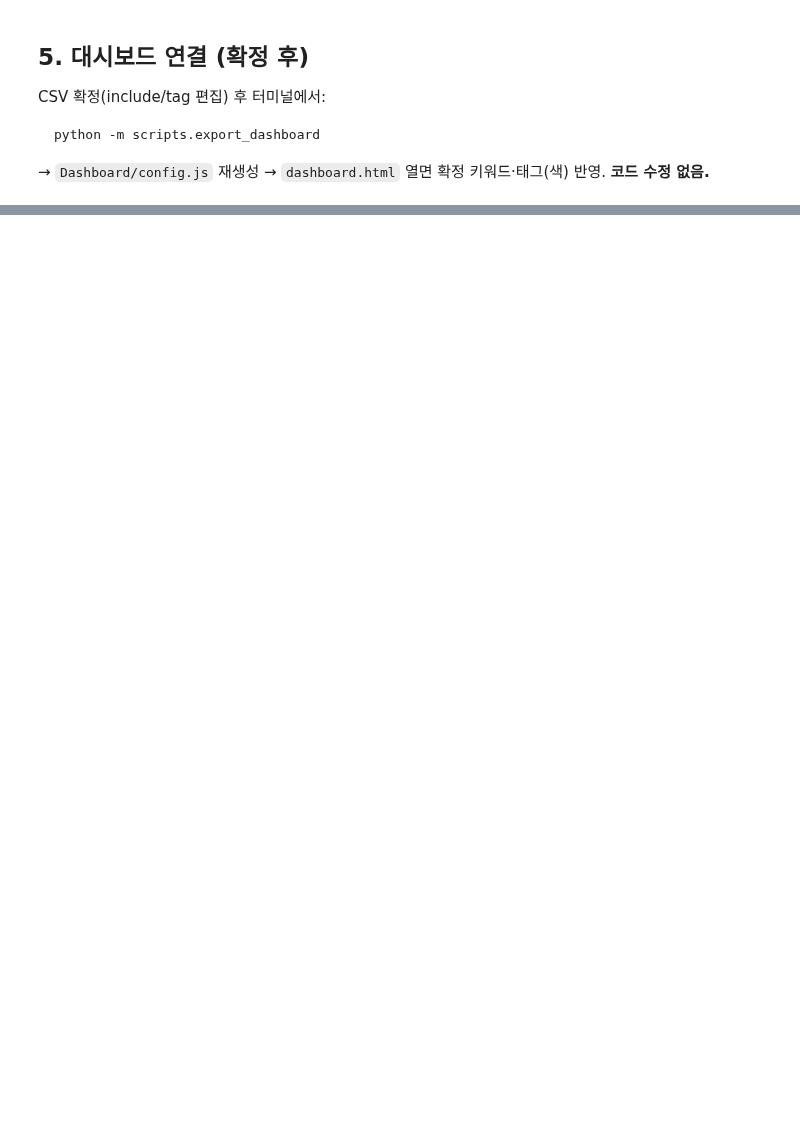
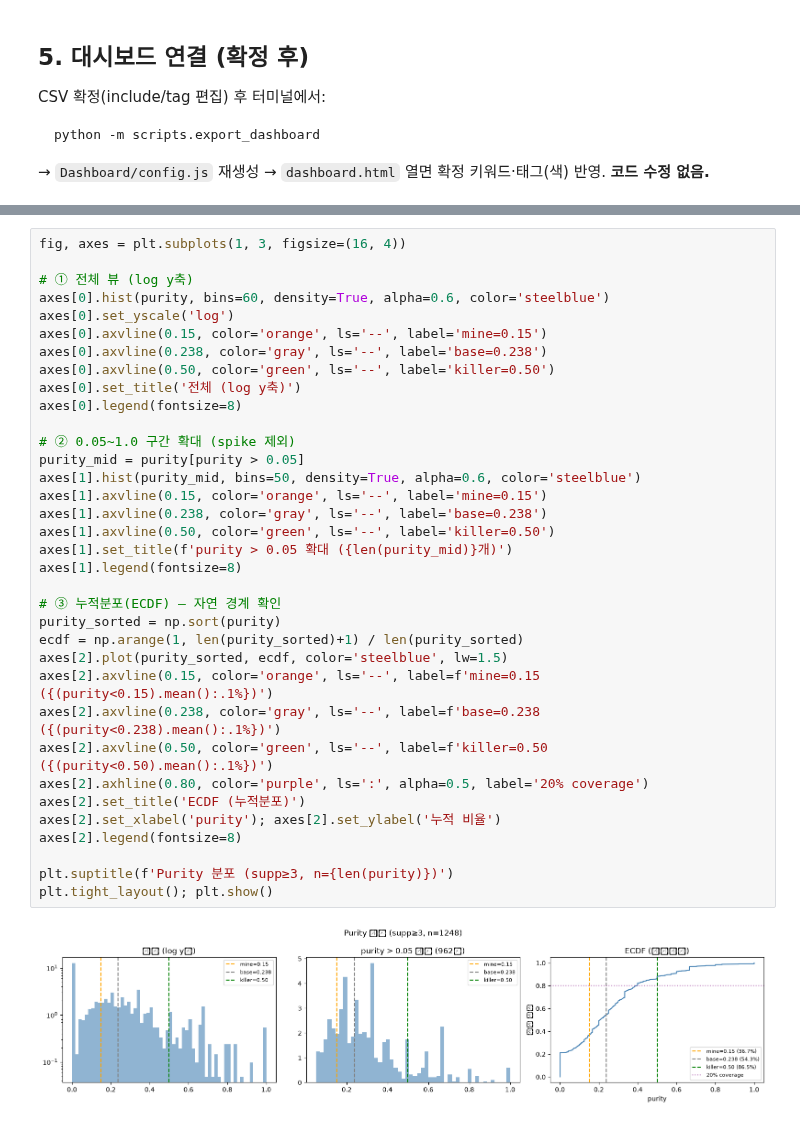
Before and after one commit to Song-exp/Seven-eleven, a Jupyter notebook: experiments/notebooks/keyword_finalization.ipynb, the cells around one changed output, grey strips where cells are left out. Drawn from its saved outputs; the diff is of its cells as text; blank space fills up the shorter version.

```diff
--- a/experiments/notebooks/keyword_finalization.ipynb
+++ b/experiments/notebooks/keyword_finalization.ipynb
@@ -174,0 +1863,37 @@ python -m scripts.export_dashboard
+# %%
+fig, axes = plt.subplots(1, 3, figsize=(16, 4))
+
+# ① 전체 뷰 (log y축)
+axes[0].hist(purity, bins=60, density=True, alpha=0.6, color='steelblue')
+axes[0].set_yscale('log')
+axes[0].axvline(0.15, color='orange', ls='--', label='mine=0.15')
+axes[0].axvline(0.238, color='gray', ls='--', label='base=0.238')
+axes[0].axvline(0.50, color='green', ls='--', label='killer=0.50')
+axes[0].set_title('전체 (log y축)')
+axes[0].legend(fontsize=8)
+
+# ② 0.05~1.0 구간 확대 (spike 제외)
+purity_mid = purity[purity > 0.05]
+axes[1].hist(purity_mid, bins=50, density=True, alpha=0.6, color='steelblue')
+axes[1].axvline(0.15, color='orange', ls='--', label='mine=0.15')
+axes[1].axvline(0.238, color='gray', ls='--', label='base=0.238')
+axes[1].axvline(0.50, color='green', ls='--', label='killer=0.50')
+axes[1].set_title(f'purity > 0.05 확대 ({len(purity_mid)}개)')
+axes[1].legend(fontsize=8)
+
+# ③ 누적분포(ECDF) — 자연 경계 확인
+purity_sorted = np.sort(purity)
+ecdf = np.arange(1, len(purity_sorted)+1) / len(purity_sorted)
+axes[2].plot(purity_sorted, ecdf, color='steelblue', lw=1.5)
+axes[2].axvline(0.15, color='orange', ls='--', label=f'mine=0.15 ({(purity<0.15).mean():.1%})')
+axes[2].axvline(0.238, color='gray', ls='--', label=f'base=0.238 ({(purity<0.238).mean():.1%})')
+axes[2].axvline(0.50, color='green', ls='--', label=f'killer=0.50 ({(purity<0.50).mean():.1%})')
+axes[2].axhline(0.80, color='purple', ls=':', alpha=0.5, label='20% coverage')
+axes[2].set_title('ECDF (누적분포)')
+axes[2].set_xlabel('purity'); axes[2].set_ylabel('누적 비율')
+axes[2].legend(fontsize=8)
+
+plt.suptitle(f'Purity 분포 (supp≥3, n={len(purity)})')
+plt.tight_layout(); plt.show()
+# %% [output]
+[figure, added]
```
Also changed, not shown: parts of 66 cells of this notebook.
